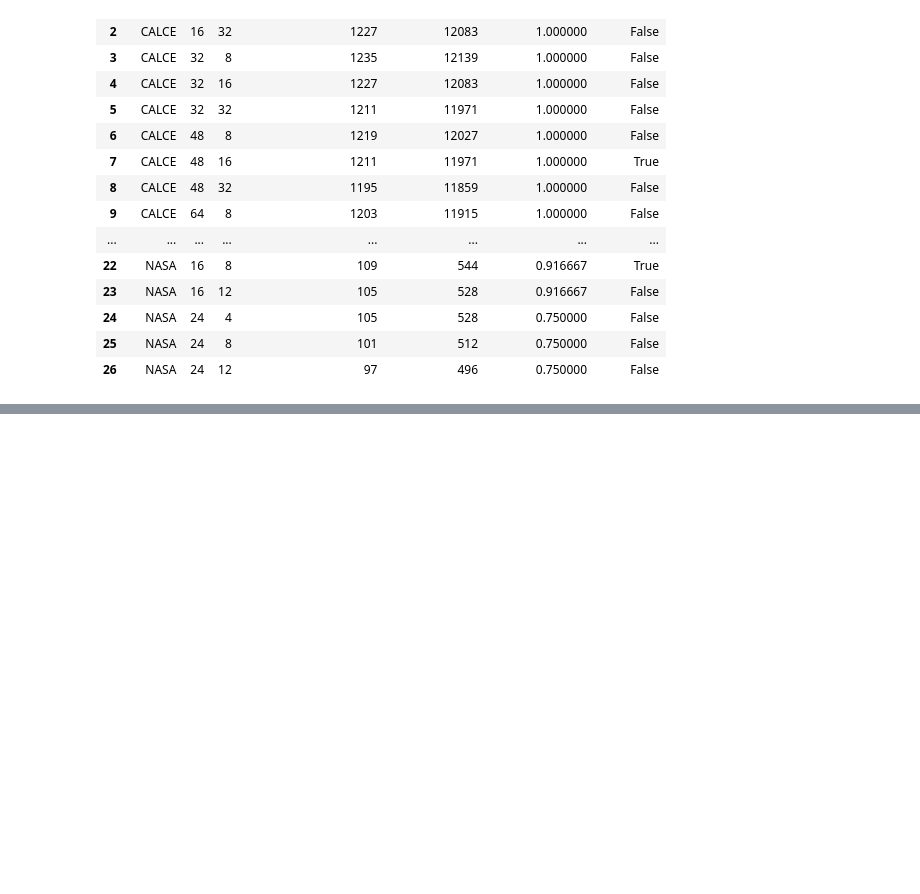
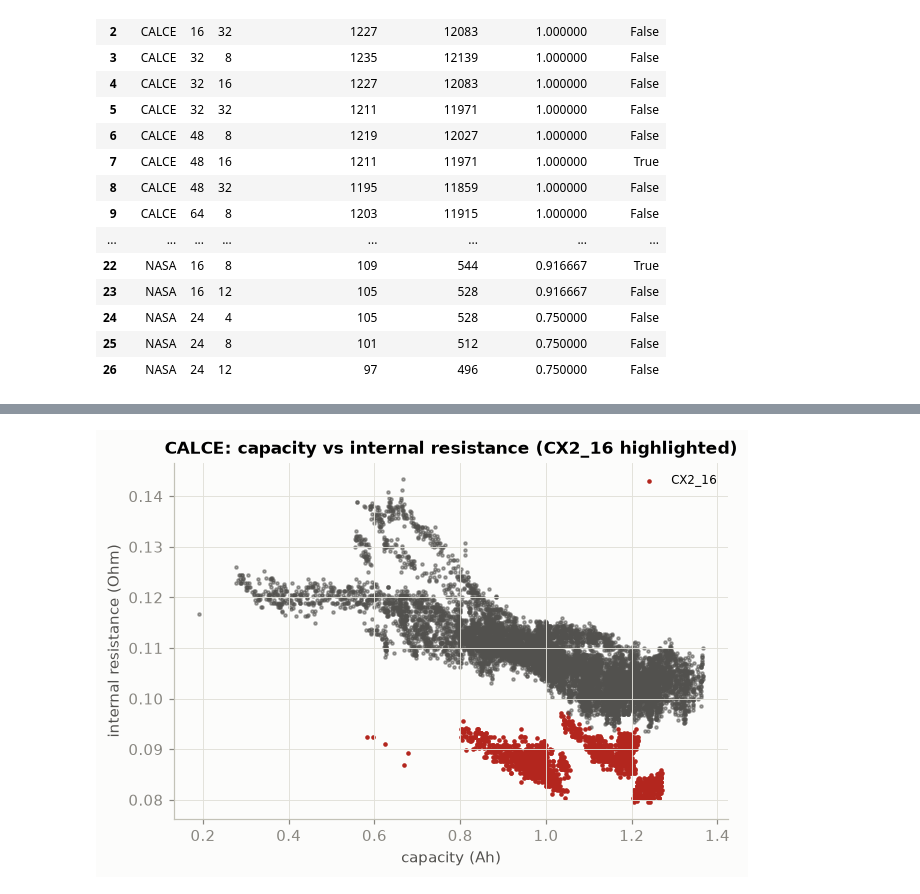
Before and after one commit to AIVIETNAM-AIO-chaugavinnguyenece/rul_prediction_research, a Jupyter notebook: notebooks/02_EDA.ipynb, the cells around one changed output, grey strips where cells are left out. Saved outputs shown, nothing was run; the diff lists cells and outputs as text; code cells hidden in the pictures; blank space fills up the shorter version.

```diff
--- a/notebooks/02_EDA.ipynb
+++ b/notebooks/02_EDA.ipynb
@@ -116,15 +100,12 @@ for ds, g in conv.groupby("dataset"):
     ax.scatter(g["initial_over_rated"], g["eol_shift_cycles"], s=40, label=ds,
                color="#2a78d6" if ds == "NASA" else "#eb6834", edgecolor="white")
     for _, r in g.iterrows():
-        ax.annotate(r["cell"], (r["initial_over_rated"], r["eol_shift_cycles"]), fontsize=7,
-                    xytext=(3, 3), textcoords="offset points", color=INK_2)
+        ax.annotate(r["cell"], (r["initial_over_rated"], r["eol_shift_cycles"]),
+                    fontsize=7, xytext=(3, 3), textcoords="offset points", color=INK_2)
 ax.axhline(0, color=MUTED, lw=0.8)
 ax.set(xlabel="initial / rated capacity", ylabel="EOL(initial) - EOL(rated), cycles",
-       title="How the reference choice moves end of life")
-ax.legend()
-savefig(fig, "02_eol_conventions")
-plt.show()
-conv
+       title="How the reference choice moves end of life"); ax.legend()
+savefig(fig, "02_eol_conventions"); plt.show(); conv
 # %% [output]
 [figure]
 |  | cell | dataset | initial_over_rated | eol_rated | eol_initial | eol_shift_cycles |
@@ -312,0 +323,17 @@ next: 03_feature_engineering.ipynb
+# %%
+calce_cells = [c for c in cells.values() if c.dataset == "CALCE"]
+rows = []
+for c in calce_cells:
+    df = pd.read_parquet(config.PROCESSED_DIR / "cells" / f"{c.name}.parquet")
+    corr_r = df["capacity_input"].corr(df["internal_resistance_ohm"])
+    rows.append({
+        "cell": c.name,
+        "n_cycles": c.n_cycles,
+        "eol_rated": c.eol["rated"],
+        "fade_rate_mAh_per_cycle": c.info["fade_rate_mAh_per_cycle"],
+        "regen_per_100_cycles": c.info["regen_per_100_cycles"],
+        "corr_capacity_vs_resistance": round(corr_r, 3),
+    })
+outlier_profile = pd.DataFrame(rows).sort_values("fade_rate_mAh_per_cycle")
+save_table(outlier_profile, "eda_calce_outlier_profile")
+outlier_profile
@@ -312,0 +349,15 @@ next: 03_feature_engineering.ipynb
+# %%
+fig, ax = plt.subplots(figsize=(6.5, 4.2))
+for c in calce_cells:
+    df = pd.read_parquet(config.PROCESSED_DIR / "cells" / f"{c.name}.parquet")
+    color = "#b3261e" if c.name == "CX2_16" else INK_2
+    lw = 1.8 if c.name == "CX2_16" else 1.0
+    alpha = 1.0 if c.name == "CX2_16" else 0.5
+    ax.scatter(df["capacity_input"], df["internal_resistance_ohm"], s=4, color=color, alpha=alpha,
+               label=c.name if c.name == "CX2_16" else None)
+ax.set(xlabel="capacity (Ah)", ylabel="internal resistance (Ohm)",
+       title="CALCE: capacity vs internal resistance (CX2_16 highlighted)")
+ax.legend(fontsize=8)
+savefig(fig, "02_cx2_16_outlier"); plt.show()
+# %% [output]
+[figure, added]
```
Also changed, not shown: parts of 45 cells of this notebook, 43 other files.
